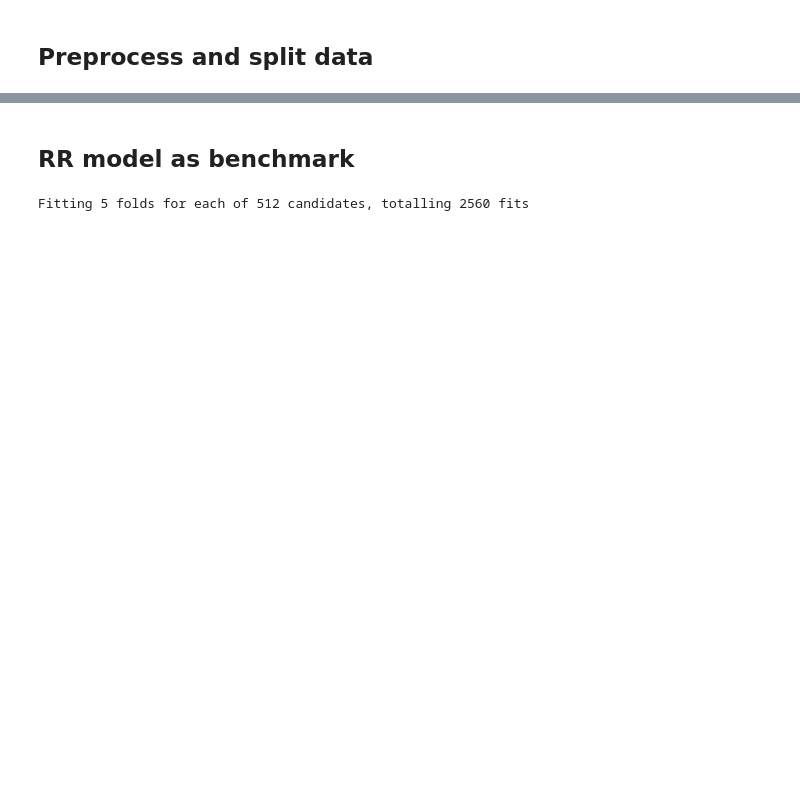
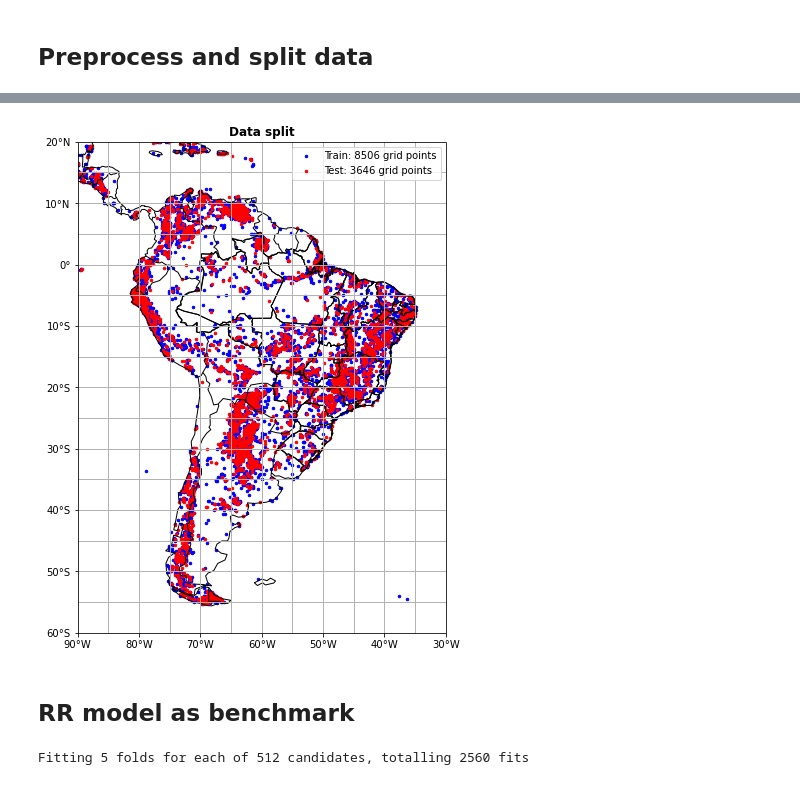
Before and after one commit to SandroAlex/phd, a Jupyter notebook: notebooks/modelling/ndvi_trends_gbrt_xgboost.ipynb, the cells around one changed output, grey strips where cells are left out. Cells and saved outputs as stored; diff of their text form; code cells hidden in the pictures; blank space fills up the shorter version.

```diff
--- a/notebooks/modelling/ndvi_trends_gbrt_xgboost.ipynb
+++ b/notebooks/modelling/ndvi_trends_gbrt_xgboost.ipynb
@@ -261,0 +264,36 @@ print("* Negative trends:", np.sum(df_y_test.ndvi_slope < 0))
+# %%
+%%time
+
+# Map for train - test split.
+sca = 1.10
+axgr = cdlearn.maps.south_america(
+    figsize=(6 * sca, 12 * sca),
+    nrows_ncols=(1, 1),
+    axes_pad=0.50,
+    titles=["Data split"],
+    cbar_mode="none"
+)
+
+# Train.
+_ = axgr[0].scatter(
+    x=df_x_train["lon"].values,
+    y=df_x_train["lat"].values,
+    s=25,
+    marker=".",
+    color="blue",
+    label=f"Train: {df_x_train.shape[0]} grid points"
+)
+
+# Test.
+_ = axgr[0].scatter(
+    x=df_x_test["lon"].values,
+    y=df_x_test["lat"].values,
+    s=25,
+    marker=".",
+    color="red",
+    label=f"Test: {df_x_test.shape[0]} grid points"
+)
+
+# Legends.
+_ = axgr[0].legend(loc=1)
+# %% [output]
@@ -262,3 +302,4 @@ print("* Negative trends:", np.sum(df_y_test.ndvi_slope < 0))
+[figure, added]
 # %% [markdown]
 ## RR model as benchmark
 # %%
```
Also changed, not shown: parts of 22 cells of this notebook.
